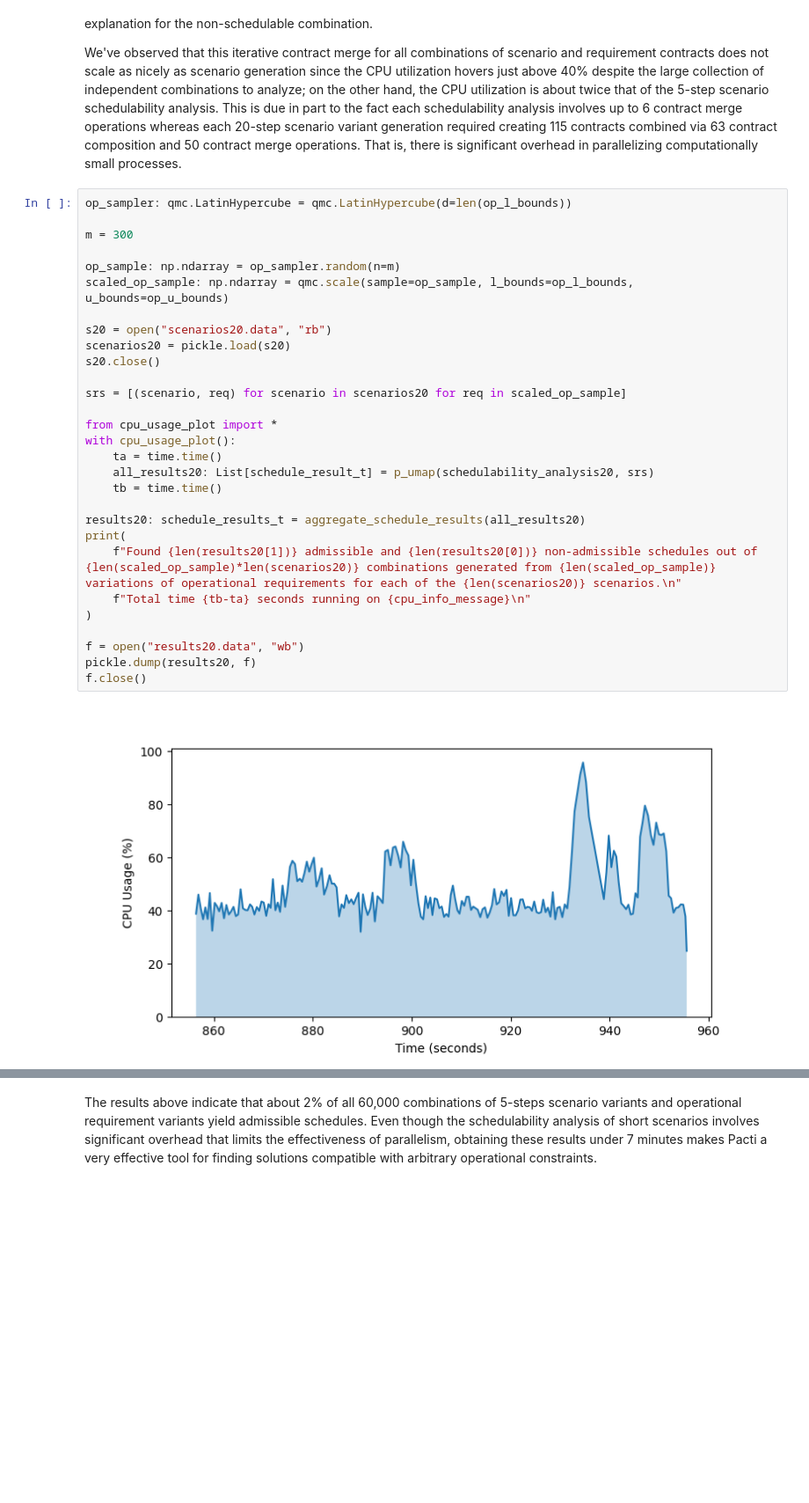
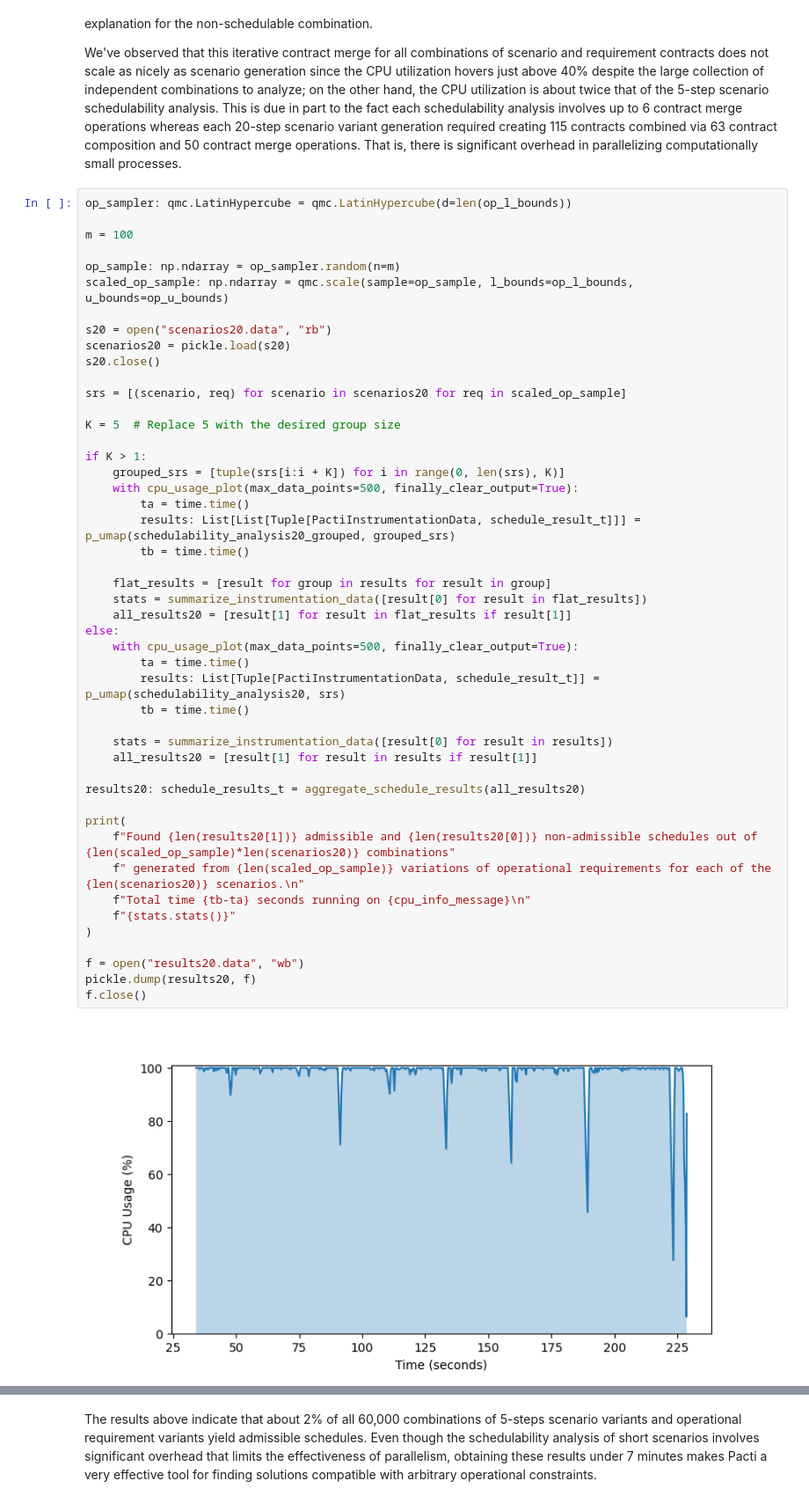
Before and after one commit to pacti-org/cs-space-mission, a Jupyter notebook: space_mission/schedulability_analysis_20steps.ipynb, the cells around one changed output, grey strips where cells are left out. Shown: that part at 88% size. Saved outputs shown, nothing was run; the diff lists cells and outputs as text; blank space fills up the shorter version.

```diff
--- a/space_mission/schedulability_analysis_20steps.ipynb
+++ b/space_mission/schedulability_analysis_20steps.ipynb
@@ -36,32 +36,50 @@ We've observed that this iterative contract merge for all combinations of scenar
 # %%
 op_sampler: qmc.LatinHypercube = qmc.LatinHypercube(d=len(op_l_bounds))
 
-m = 300
+m = 100
 
 op_sample: np.ndarray = op_sampler.random(n=m)
 scaled_op_sample: np.ndarray = qmc.scale(sample=op_sample, l_bounds=op_l_bounds, u_bounds=op_u_bounds)
 
 s20 = open("scenarios20.data", "rb")
 scenarios20 = pickle.load(s20)
 s20.close()
 
 srs = [(scenario, req) for scenario in scenarios20 for req in scaled_op_sample]
 
-from cpu_usage_plot import *
-with cpu_usage_plot():
-    ta = time.time()
-    all_results20: List[schedule_result_t] = p_umap(schedulability_analysis20, srs)
-    tb = time.time()
+K = 5  # Replace 5 with the desired group size
+
+if K > 1:
+    grouped_srs = [tuple(srs[i:i + K]) for i in range(0, len(srs), K)]
+    with cpu_usage_plot(max_data_points=500, finally_clear_output=True):
+        ta = time.time()
+        results: List[List[Tuple[PactiInstrumentationData, schedule_result_t]]] = p_umap(schedulability_analysis20_grouped, grouped_srs)
+        tb = time.time()
+
+    flat_results = [result for group in results for result in group]
+    stats = summarize_instrumentation_data([result[0] for result in flat_results])
+    all_results20 = [result[1] for result in flat_results if result[1]]
+else:
+    with cpu_usage_plot(max_data_points=500, finally_clear_output=True):
+        ta = time.time()
+        results: List[Tuple[PactiInstrumentationData, schedule_result_t]] = p_umap(schedulability_analysis20, srs)
+        tb = time.time()
+
+    stats = summarize_instrumentation_data([result[0] for result in results])
+    all_results20 = [result[1] for result in results if result[1]]
 
 results20: schedule_results_t = aggregate_schedule_results(all_results20)
+
 print(
-    f"Found {len(results20[1])} admissible and {len(results20[0])} non-admissible schedules out of {len(scaled_op_sample)*len(scenarios20)} combinations generated from {len(scaled_op_sample)} variations of operational requirements for each of the {len(scenarios20)} scenarios.\n"
+    f"Found {len(results20[1])} admissible and {len(results20[0])} non-admissible schedules out of {len(scaled_op_sample)*len(scenarios20)} combinations"
+    f" generated from {len(scaled_op_sample)} variations of operational requirements for each of the {len(scenarios20)} scenarios.\n"
     f"Total time {tb-ta} seconds running on {cpu_info_message}\n"
+    f"{stats.stats()}"
 )
 
 f = open("results20.data", "wb")
 pickle.dump(results20, f)
 f.close()
 # %% [output]
-[figure, old version]
+[figure, new version]
 [interactive output not drawn]
```
Also changed, not shown: parts of 2 cells of this notebook, 14 other files.
